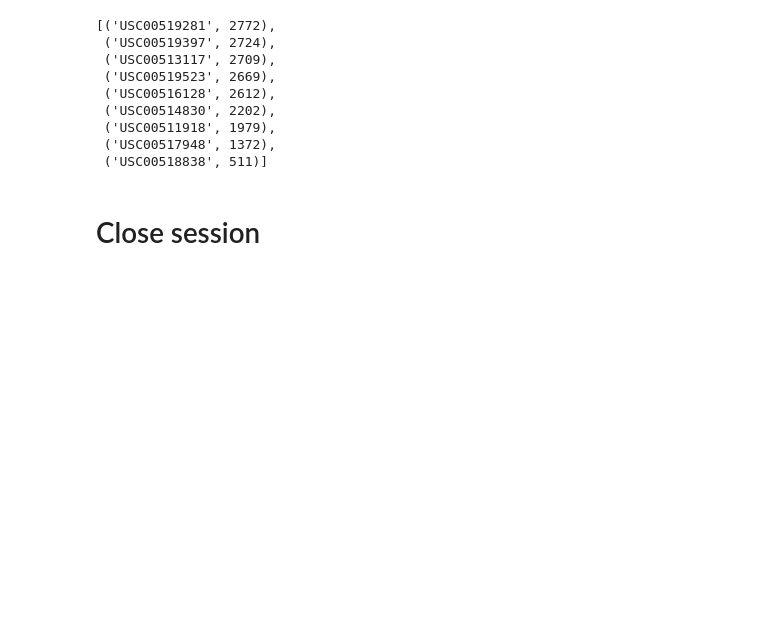
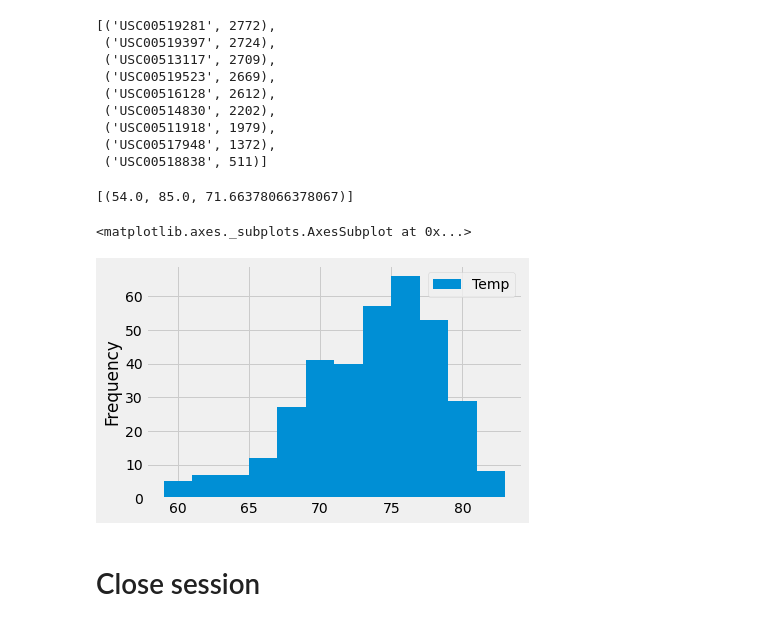
Before and after one commit to luvin13/sqlalchemy-challenge, a Jupyter notebook: climate_starter.ipynb, the cells around one changed output. Drawn from its saved outputs; the diff is of its cells as text; code cells hidden in the pictures; blank space fills up the shorter version.

```diff
--- a/climate_starter.ipynb
+++ b/climate_starter.ipynb
@@ -102,10 +102,25 @@ active_stations
  ('USC00518838', 511)]
 # %%
 # Using the most active station id from the previous query, calculate the lowest, highest, and average temperature.
-https://github.com/goldenb85/sqlalchemy-challenge/blob/master/climate_starter.ipynb
+session.query(func.min(measurement.tobs),
+             func.max(measurement.tobs),
+             func.avg(measurement.tobs)).filter(measurement.station == 'USC00519281').all()
+# %% [output]
+[(54.0, 85.0, 71.66378066378067)]
 # %%
 # Using the most active station id
 # Query the last 12 months of temperature observation data for this station and plot the results as a histogram
+temp_obs = session.query(measurement.date, measurement.tobs).\
+                        filter(measurement.date >= '2016-08-23').\
+                        filter(measurement.date <= '2017-08-23').\
+                        filter(measurement.station == 'USC00519281').all()
+obs_df = pd.DataFrame(temp_obs)
+obs_df.columns = ['Date', 'Temp']
+obs_df.set_index('Date')
+obs_df.plot.hist(bins = 12)
+# %% [output]
+<matplotlib.axes._subplots.AxesSubplot at 0x...>
+[figure, added]
 # %% [markdown]
 # Close session
 # %%
```
Also changed, not shown: 1 other file.
